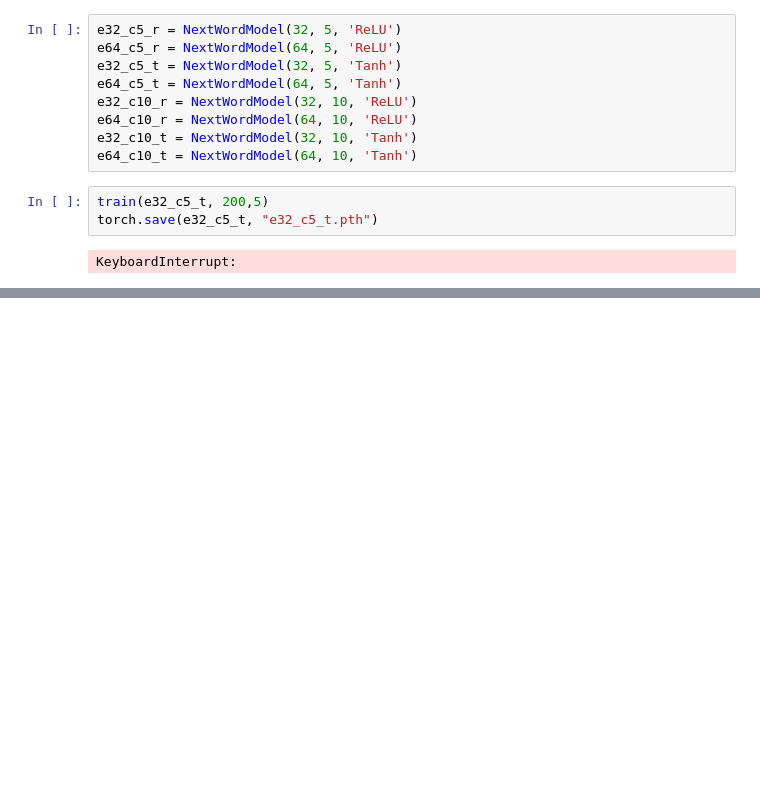
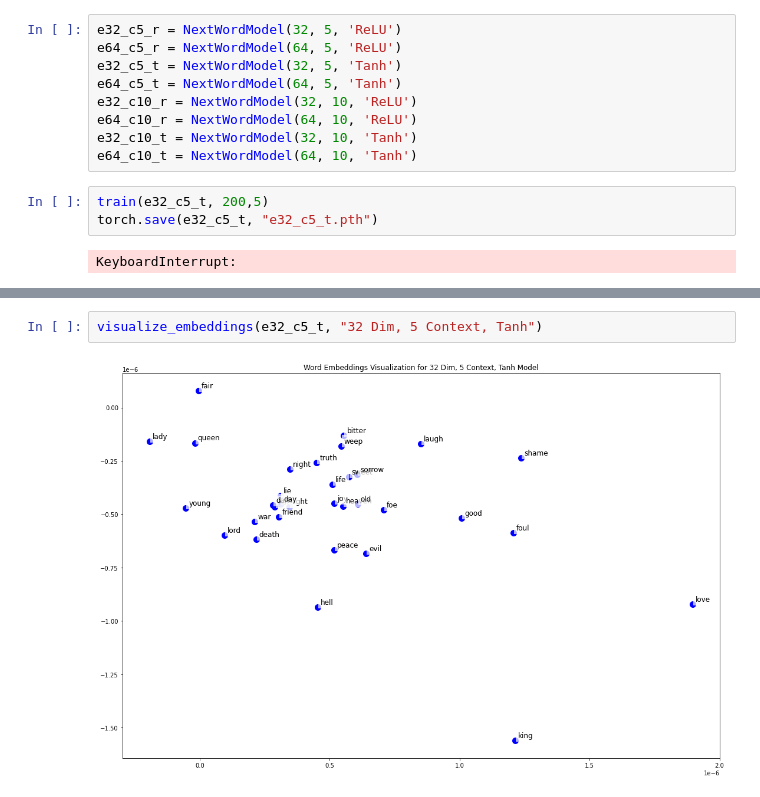
Before and after one commit to abhinauu/es335-24-fall-assignment-3, a Jupyter notebook: question1.ipynb, the cells around one changed output, grey strips where cells are left out. Drawn from its saved outputs; the diff is of its cells as text; blank space fills up the shorter version.

```diff
--- a/question1.ipynb
+++ b/question1.ipynb
@@ -147,0 +188,4 @@ def visualize_embeddings(model):
+# %%
+visualize_embeddings(e32_c5_t, "32 Dim, 5 Context, Tanh")
+# %% [output]
+[figure, added]
```
Also changed, not shown: parts of 11 cells of this notebook.
